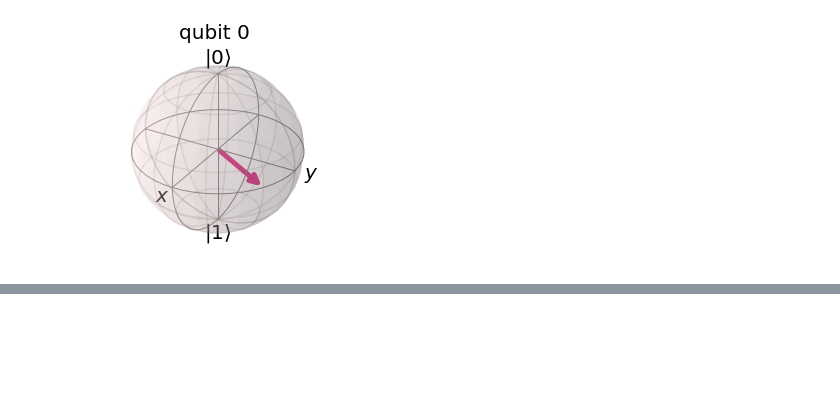
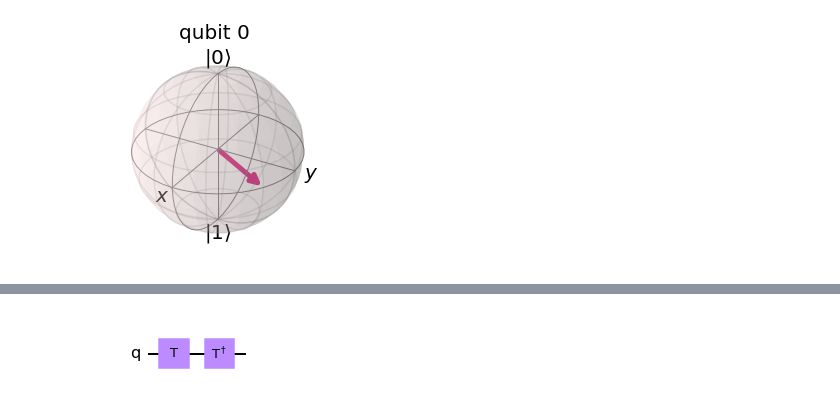
Before and after one commit to okn-yu/QC, a Jupyter notebook: Basic_Instructions.ipynb, the cells around one changed output, grey strips where cells are left out. Drawn from its saved outputs; the diff is of its cells as text; code cells hidden in the pictures; blank space fills up the shorter version.

```diff
--- a/Basic_Instructions.ipynb
+++ b/Basic_Instructions.ipynb
@@ -182,0 +219,11 @@ plot_bloch_multivector(state)
+# %%
+qc = QuantumCircuit(1)
+state = Statevector.from_instruction(qc)
+plot_bloch_multivector(state)
+
+qc.t(0)
+qc.tdg(0)
+
+qc.draw('mpl')
+# %% [output]
+[figure, added]
```
Also changed, not shown: parts of 13 cells of this notebook.
